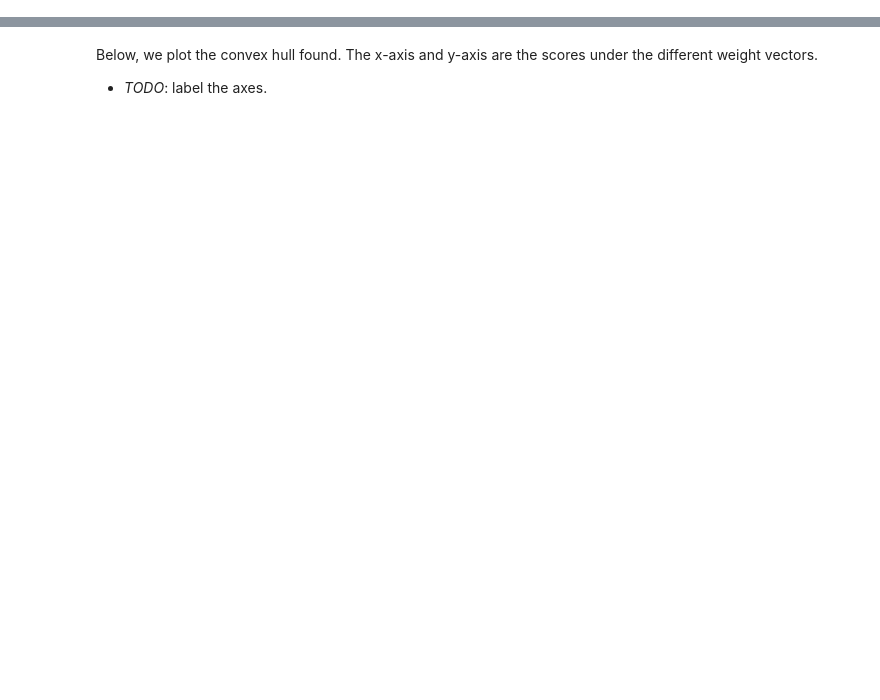
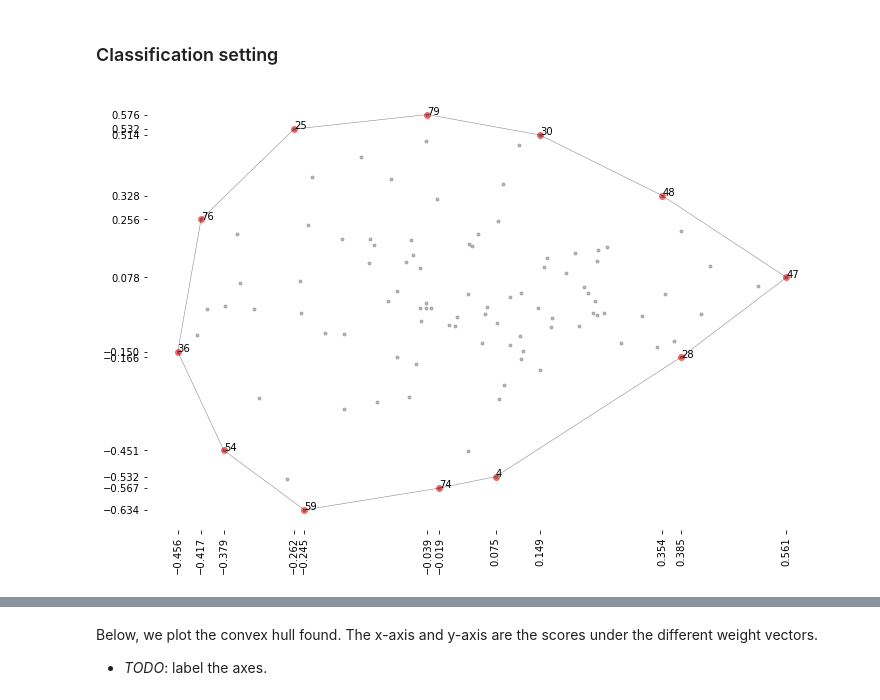
Before and after one commit to timvieira/hypergraphs, a Jupyter notebook: demos/Pareto-decoding.ipynb, the cells around one changed output, grey strips where cells are left out. Saved outputs shown, nothing was run; the diff lists cells and outputs as text; code cells hidden in the pictures; blank space fills up the shorter version.

```diff
--- a/demos/Pareto-decoding.ipynb
+++ b/demos/Pareto-decoding.ipynb
@@ -0,0 +28,24 @@
+# %% [markdown]
+### Classification setting
+# %%
+# Random classification problem
+import numpy as np, pylab as pl
+from arsenal.maths import spherical
+D = 20
+Y = range(100)
+w = spherical(D)
+F = {y: spherical(D) for y in Y}
+# %%
+from hypergraphs.semirings import ConvexHull, Point
+
+u = spherical(D)
+v = spherical(D)
+
+pts = [Point(f @ u, f @ v, y) for y, f in F.items()]
+P = np.sum([ConvexHull([p]) for p in pts])
+# %%
+pl.figure(figsize=(12,8))
+pl.scatter([p.x for p in pts], [p.y for p in pts], marker='.', c='k', alpha=0.25)
+P.draw()
+# %% [output]
+[figure, added]
```
Also changed, not shown: parts of 11 cells of this notebook, 2 other files.
